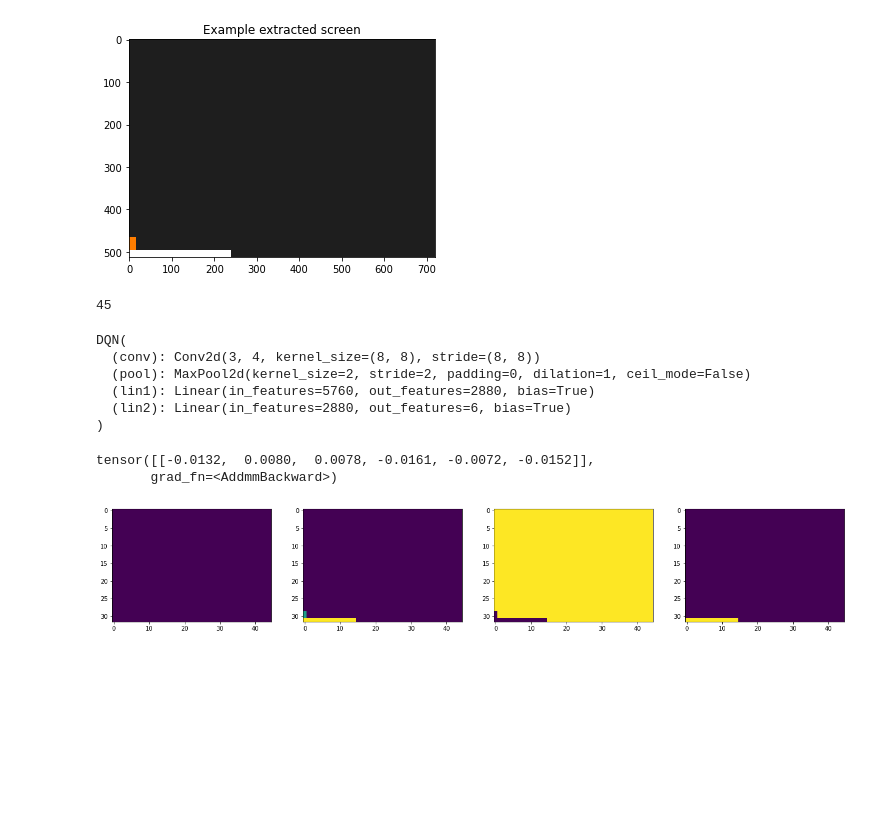
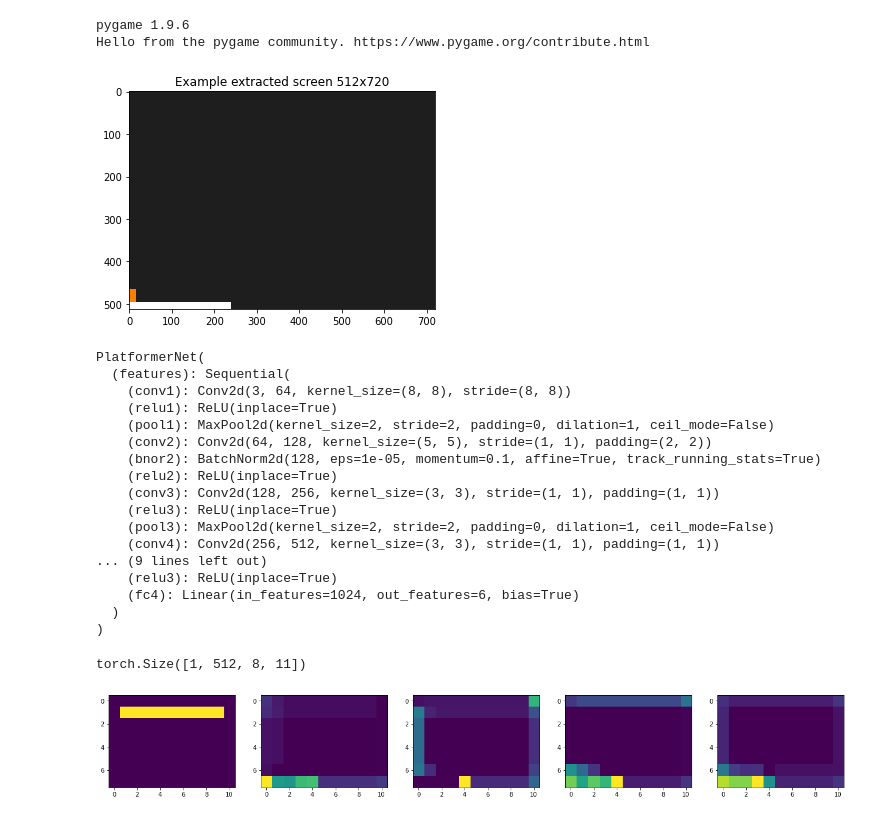
Before and after one commit to alafage/platformer-bot, a Jupyter notebook: view.ipynb, the cells around one changed output. Cells and saved outputs as stored; diff of their text form; code cells hidden in the pictures; blank space fills up the shorter version.

```diff
--- a/view.ipynb
+++ b/view.ipynb
@@ -14,5 +11,5 @@ Hello from the pygame community. https://www.pygame.org/contribute.html
 # %%
-continuous_env = make("PlatformerEnv")
+continuous_env = gym.make("gym_platformer:platformer-v0")
 
 device = torch.device("cpu")
 
@@ -22,7 +19,7 @@ continuous_env.step(5)
 resize = T.Compose(
     [
         T.ToPILImage(),
-        # T.Resize((27,126)),
+        # T.Resize((32,45)),
         T.ToTensor(),
     ]
 )
@@ -34,41 +31,48 @@ agent = Agent(n_actions)
 
 # init_screen = get_screen(discrete_env)
 init_screen = agent.observe_env(continuous_env, resize, device)
-
+_, _, height, width = init_screen.shape
 plt.figure()
 plt.imshow(init_screen.cpu().squeeze(0).permute(1, 2, 0).numpy(),
            interpolation='none')
-plt.title('Example extracted screen')
+plt.title(f'Example extracted screen {height}x{width}')
 plt.show()
 # %% [output]
+pygame 1.9.6
+Hello from the pygame community. https://www.pygame.org/contribute.html
-[figure, old version]
+[figure, new version]
 # %%
 _, _, screen_height, screen_width = init_screen.shape
-policy_net = DQN(screen_height, screen_width, n_actions).to(device)
+policy_net = PlatformerNet(screen_height, screen_width, n_actions).to(device)
-# %% [output]
-45
 # %%
 print(policy_net)
 # %% [output]
-DQN(
-  (conv): Conv2d(3, 4, kernel_size=(8, 8), stride=(8, 8))
-  (pool): MaxPool2d(kernel_size=2, stride=2, padding=0, dilation=1, ceil_mode=False)
-  (lin1): Linear(in_features=5760, out_features=2880, bias=True)
-  (lin2): Linear(in_features=2880, out_features=6, bias=True)
+PlatformerNet(
+  (features): Sequential(
+    (conv1): Conv2d(3, 64, kernel_size=(8, 8), stride=(8, 8))
+    (relu1): ReLU(inplace=True)
+    (pool1): MaxPool2d(kernel_size=2, stride=2, padding=0, dilation=1, ceil_mode=False)
+    (conv2): Conv2d(64, 128, kernel_size=(5, 5), stride=(1, 1), padding=(2, 2))
+    (bnor2): BatchNorm2d(128, eps=1e-05, momentum=0.1, affine=True, track_running_stats=True)
+    (relu2): ReLU(inplace=True)
+    (conv3): Conv2d(128, 256, kernel_size=(3, 3), stride=(1, 1), padding=(1, 1))
+    (relu3): ReLU(inplace=True)
+    (pool3): MaxPool2d(kernel_size=2, stride=2, padding=0, dilation=1, ceil_mode=False)
+    (conv4): Conv2d(256, 512, kernel_size=(3, 3), stride=(1, 1), padding=(1, 1))
+... (9 lines left out)
+    (relu3): ReLU(inplace=True)
+    (fc4): Linear(in_features=1024, out_features=6, bias=True)
+  )
 )
-# %%
-output = policy_net(init_screen)
-output
-# %% [output]
-tensor([[-0.0132,  0.0080,  0.0078, -0.0161, -0.0072, -0.0152]],
-       grad_fn=<AddmmBackward>)
 # %%
-output = policy_net(init_screen)
+output = policy_net.features(init_screen)
+print(output.size())
 
-fig, axs = plt.subplots(1, output.shape[1], figsize=(22, 10))
+fig, axs = plt.subplots(1, 5, figsize=(22, 10))
 
-for depth in range(output.shape[1]):
+for depth in range(5):
     img = output.detach().numpy()[0][depth]
     axs[depth].imshow(img)
 # %% [output]
+torch.Size([1, 512, 8, 11])
-[figure, old version]
+[figure, new version]
```
Also changed, not shown: parts of 1 cell of this notebook, 8 other files.
